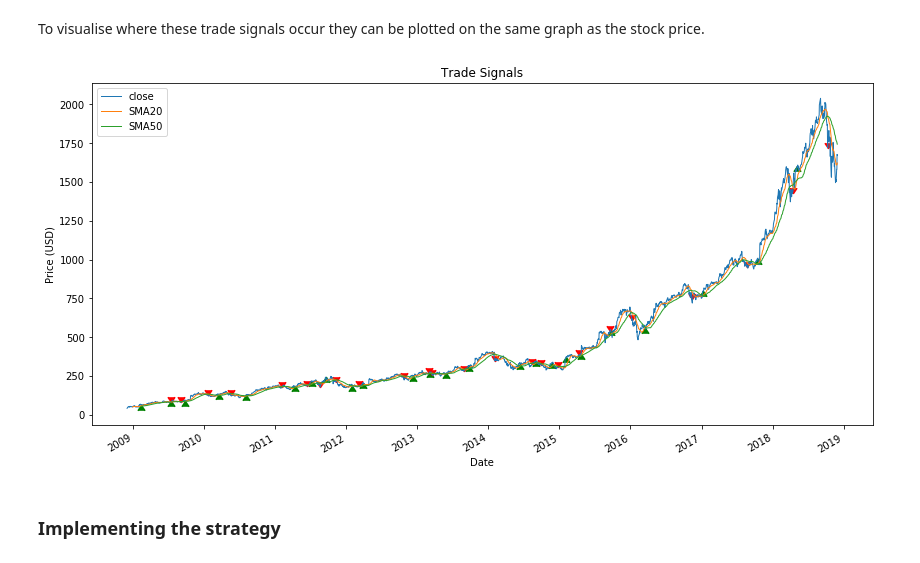
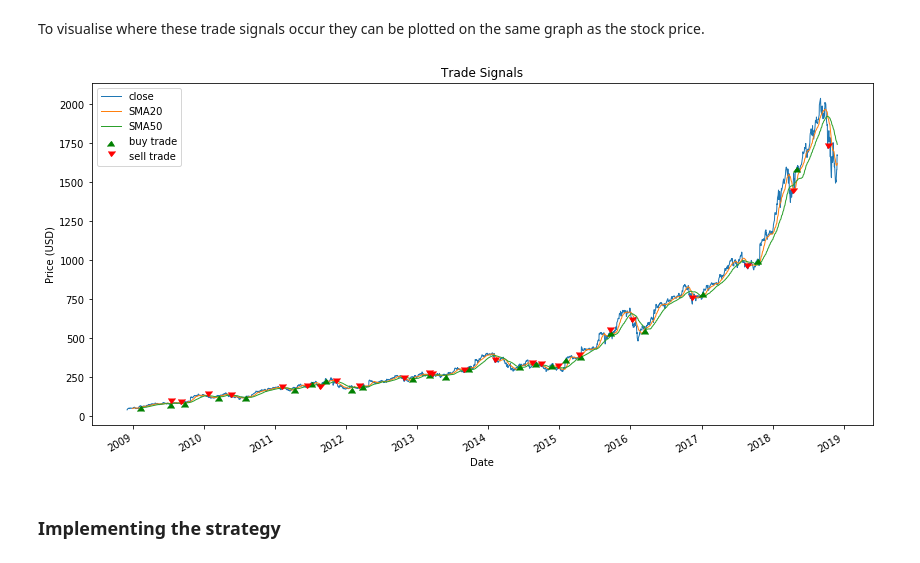
Before and after one commit to MatthewCarterIO/Amazon-moving-average-DA, a Jupyter notebook: Amazon_moving_average_DA.ipynb, the cells around one changed output. Saved outputs shown, nothing was run; the diff lists cells and outputs as text; code cells hidden in the pictures.

```diff
--- a/Amazon_moving_average_DA.ipynb
+++ b/Amazon_moving_average_DA.ipynb
@@ -201,27 +202,28 @@ To visualise where these trade signals occur they can be plotted on the same gra
 # %%
 # Plot close price and SMAs.
 stock_df[['close', 'SMA20', 'SMA50']].plot(kind='line', linewidth=1, figsize=(14, 7))
 
 # All index values where signal column equals 1.
 buy_markers_x = stock_df.loc[stock_df['signal'] == 1].index
 # All values in close column for all rows where signal equals 1.
 buy_markers_y = stock_df.loc[stock_df['signal'] == 1, 'close'].values
 # Plot buy markers.
-plt.scatter(buy_markers_x, buy_markers_y, color='g', s=50, marker=6)
+plt.plot(buy_markers_x, buy_markers_y, color='g', linestyle='None', marker=6, markersize=7, label="buy trade")
 
 # All index values where signal column equals -1.
 sell_markers_x = stock_df.loc[stock_df['signal'] == -1].index
 # All values in close column for all rows where signal equals -1.
 sell_markers_y = stock_df.loc[stock_df['signal'] == -1, 'close'].values
 # Plot sell markers.
-plt.scatter(sell_markers_x, sell_markers_y, color='r', s=50, marker=7)
+plt.plot(sell_markers_x, sell_markers_y, color='r', linestyle='None', marker=7, markersize=7, label="sell trade")
 
 plt.title("Trade Signals")
 plt.xlabel("Date")
 plt.ylabel("Price (USD)")
+plt.legend()
 plt.show()
 # %% [output]
-[figure, old version]
+[figure, new version]
 # %% [markdown]
 ### Implementing the strategy
 # %% [markdown]
```
Also changed, not shown: parts of 17 cells of this notebook.
